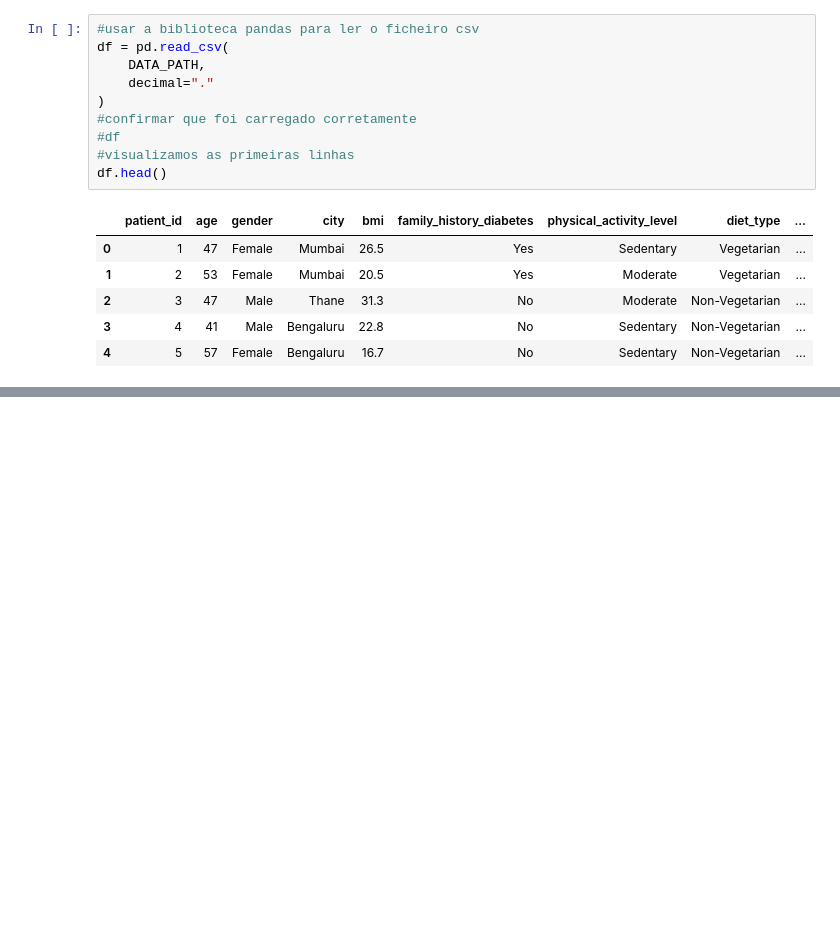
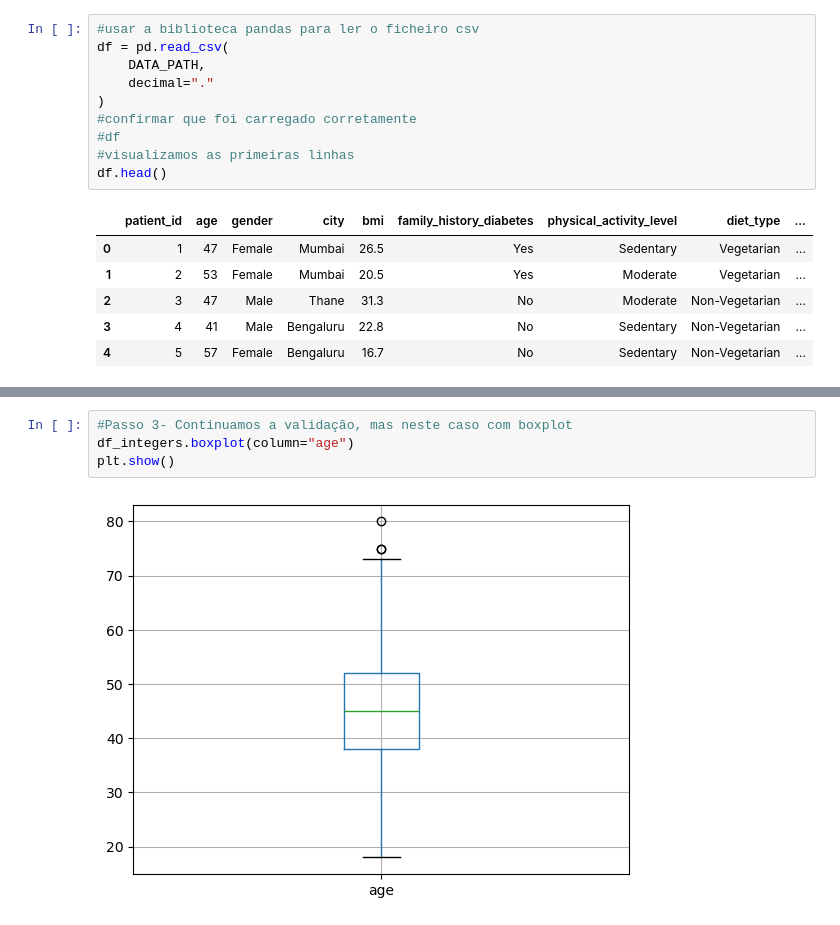
Before and after one commit to curadomorgado-ctrl/Rodrigo_Jose, a Jupyter notebook: AC/Projeto/diabetes_project.ipynb, the cells around one changed output, grey strips where cells are left out. Saved outputs shown, nothing was run; the diff lists cells and outputs as text; blank space fills up the shorter version.

```diff
--- a/AC/Projeto/diabetes_project.ipynb
+++ b/AC/Projeto/diabetes_project.ipynb
@@ -33,0 +140,6 @@ df.head()
+# %%
+#Passo 3- Continuamos a validação, mas neste caso com boxplot
+df_integers.boxplot(column="age")
+plt.show()
+# %% [output]
+[figure, added]
```
Also changed, not shown: parts of 54 cells of this notebook, 5 other files.
